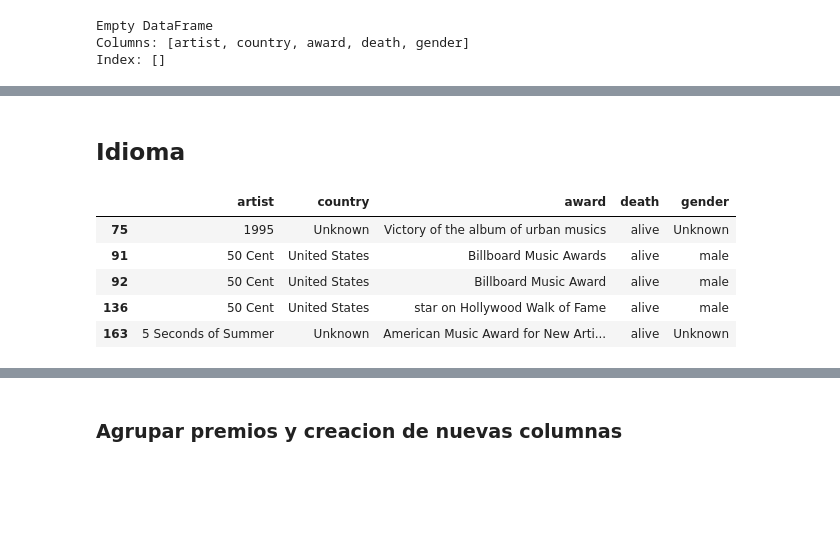
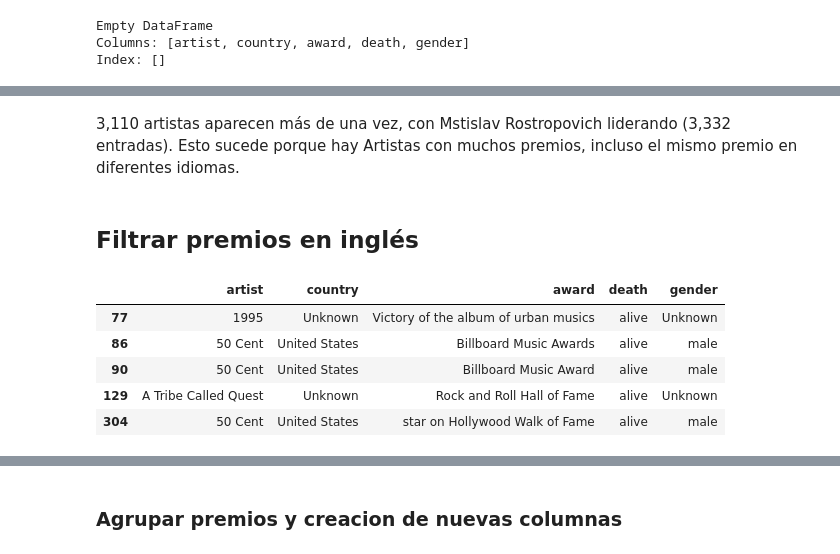
Before and after one commit to Michelburgos/Workshop_2, a Jupyter notebook: notebooks/005_EDA_API.ipynb, the cells around one changed output, grey strips where cells are left out. Cells and saved outputs as stored; diff of their text form; code cells hidden in the pictures; blank space fills up the shorter version.

```diff
--- a/notebooks/005_EDA_API.ipynb
+++ b/notebooks/005_EDA_API.ipynb
@@ -166,51 +180,50 @@ Número de combinaciones duplicadas: 3110
+# %% [markdown]
+3,110 artistas aparecen más de una vez, con Mstislav Rostropovich liderando (3,332 entradas).
+Esto sucede porque hay Artistas con muchos premios, incluso el mismo premio en diferentes idiomas.
 # %% [markdown]
-## Idioma
+## Filtrar premios en inglés
 # %%
-import pandas as pd
-from langdetect import detect
-from tqdm import tqdm
-
-# Frases o palabras comunes en otros idiomas
 palabras_no_ingles = [
     "stär um", "para", "prêmio", "premio", "prix", "voor", "de", "sus", "la", "das", "del", "der", "des",
     "el", "le", "pe", "stella", "sulla", "nagroda", "carriera", "réalta", "premi", "xelata",
     "tähti", "æresdoktor", "famen", "doktor", "oriel", "anfarwolion", "auf dem", "or merit", "kpakpando", "stäär üüb"
-
 ]
 
-# Caché para langdetect
 award_lang_cache = {}
 
 def is_english_filtered(text):
+    """Determina si un texto está en inglés y no contiene palabras comunes de otros idiomas.
+
+    Args:
+        text: Texto a evaluar (str).
+
+    Returns:
+        bool: True si es inglés y no contiene palabras no inglesas, False en caso contrario.
+    """
     text_l = str(text).lower().strip()
-
     if text not in award_lang_cache:
         try:
             award_lang_cache[text] = detect(text)
         except:
             award_lang_cache[text] = "unknown"
-
     if award_lang_cache[text] != "en":
         return False
-
     for palabra in palabras_no_ingles:
         if palabra in text_l:
             return False
-
     return True
 
-# Aplicar el filtro sobre la columna 'award'
-tqdm.pandas(desc="🔍 Filtrando premios válidos")
+
+tqdm.pandas(desc="Filtrando premios válidos")
 df = df[df['award'].notna() & df['award'].progress_apply(is_english_filtered)]
-
 df.head()
 # %% [output]
 |  | artist | country | award | death | gender |
-| 75 | 1995 | Unknown | Victory of the album of urban musics | alive | Unknown |
-| 91 | 50 Cent | United States | Billboard Music Awards | alive | male |
-| 92 | 50 Cent | United States | Billboard Music Award | alive | male |
-| 136 | 50 Cent | United States | star on Hollywood Walk of Fame | alive | male |
-| 163 | 5 Seconds of Summer | Unknown | American Music Award for New Arti... | alive | Unknown |
+| 77 | 1995 | Unknown | Victory of the album of urban musics | alive | Unknown |
+| 86 | 50 Cent | United States | Billboard Music Awards | alive | male |
+| 90 | 50 Cent | United States | Billboard Music Award | alive | male |
+| 129 | A Tribe Called Quest | Unknown | Rock and Roll Hall of Fame | alive | Unknown |
+| 304 | 50 Cent | United States | star on Hollywood Walk of Fame | alive | male |
 # %%
 df.shape
 # %% [output]
```
Also changed, not shown: parts of 32 cells of this notebook, 8 other files.
